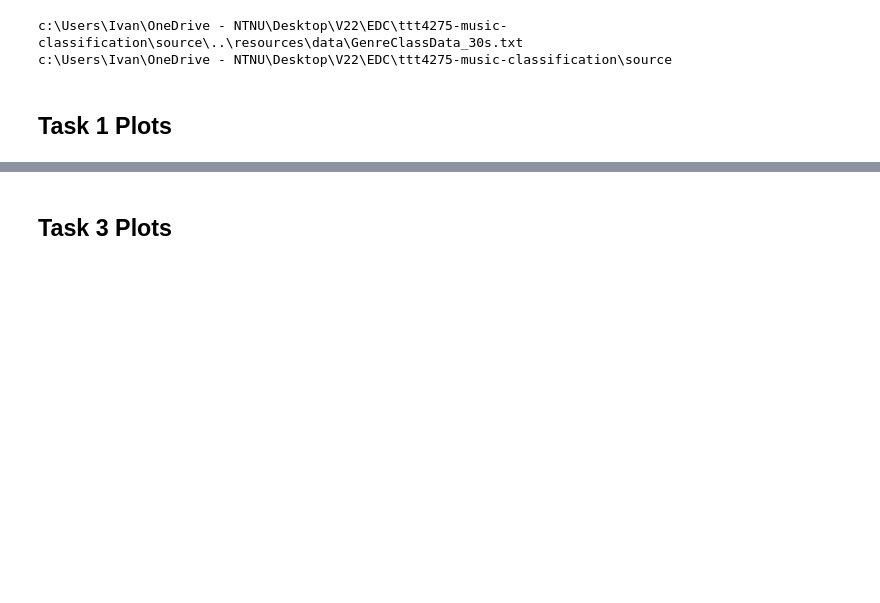
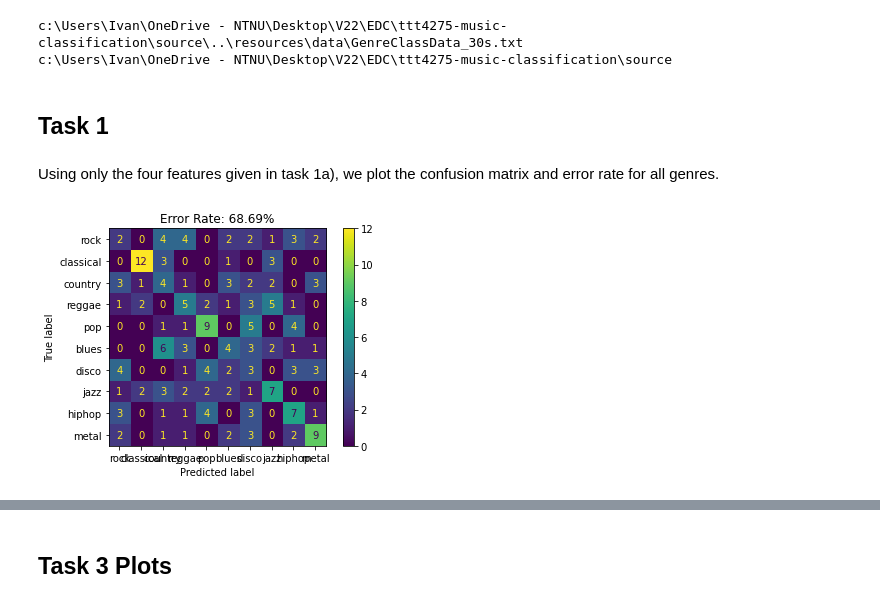
Before and after one commit to nicbres/ttt4275-music-classification, a Jupyter notebook: run.ipynb, the cells around one changed output, grey strips where cells are left out. Drawn from its saved outputs; the diff is of its cells as text; code cells hidden in the pictures; blank space fills up the shorter version.

```diff
--- a/run.ipynb
+++ b/run.ipynb
@@ -46,4 +46,20 @@ print(source.data_handling._file_path)
 c:\Users\Ivan\OneDrive - NTNU\Desktop\V22\EDC\ttt4275-music-classification\source\..\resources\data\GenreClassData_30s.txt
 c:\Users\Ivan\OneDrive - NTNU\Desktop\V22\EDC\ttt4275-music-classification\source
 # %% [markdown]
-## Task 1 Plots
+## Task 1
+# %% [markdown]
+Using only the four features given in task 1a), we plot the confusion matrix and error rate for all genres.
+# %%
+features_task_1 = ["spectral_rolloff_mean", "tempo", "spectral_centroid_mean", "mfcc_1_mean"]
+
+training_data, test_data = source.data_handling.prepare_data(
+    data_frame=data_set,
+    features=features_task_1,
+)
+
+y_pred_task1 = source.diy_classifiers.kNN(k=5, train_data=training_data, test_data=test_data, p=2)
+y_true_task1 = test_data.y
+
+source.plotting.confusion_matrix(y_true_task1, y_pred_task1)
+# %% [output]
+[figure, added]
```
Also changed, not shown: parts of 11 cells of this notebook, 4 other files.
